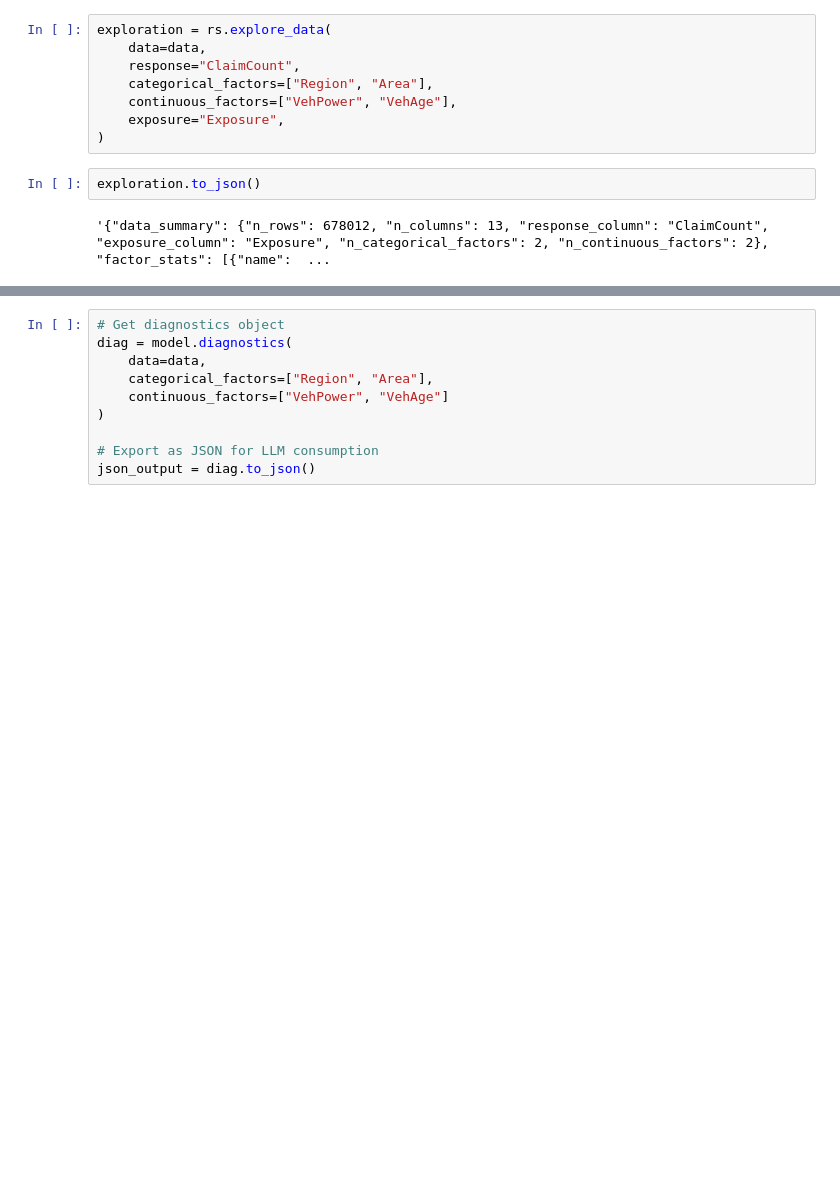
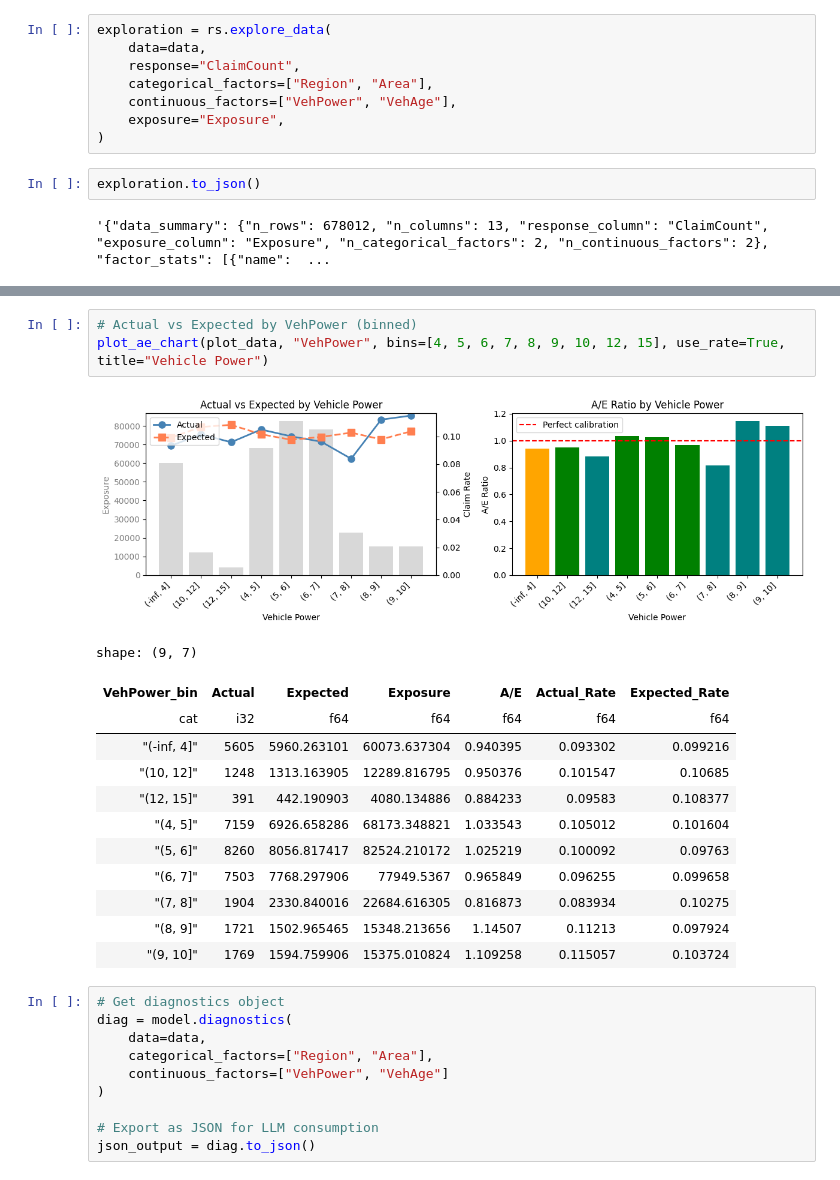
Before and after one commit to PricingFrontier/rustystats, a Jupyter notebook: examples/frequency.ipynb, the cells around one changed output, grey strips where cells are left out. Cells and saved outputs as stored; diff of their text form; blank space fills up the shorter version.

```diff
--- a/examples/frequency.ipynb
+++ b/examples/frequency.ipynb
@@ -26,3 +221,20 @@ model = rs.glm(
+# %%
+# Actual vs Expected by VehPower (binned)
+plot_ae_chart(plot_data, "VehPower", bins=[4, 5, 6, 7, 8, 9, 10, 12, 15], use_rate=True, title="Vehicle Power")
+# %% [output]
+[figure, added]
+shape: (9, 7)
+| VehPower_bin | Actual | Expected | Exposure | A/E | Actual_Rate | Expected_Rate |
+| cat | i32 | f64 | f64 | f64 | f64 | f64 |
+| "(-inf, 4]" | 5605 | 5960.263101 | 60073.637304 | 0.940395 | 0.093302 | 0.099216 |
+| "(10, 12]" | 1248 | 1313.163905 | 12289.816795 | 0.950376 | 0.101547 | 0.10685 |
+| "(12, 15]" | 391 | 442.190903 | 4080.134886 | 0.884233 | 0.09583 | 0.108377 |
+| "(4, 5]" | 7159 | 6926.658286 | 68173.348821 | 1.033543 | 0.105012 | 0.101604 |
+| "(5, 6]" | 8260 | 8056.817417 | 82524.210172 | 1.025219 | 0.100092 | 0.09763 |
+| "(6, 7]" | 7503 | 7768.297906 | 77949.5367 | 0.965849 | 0.096255 | 0.099658 |
+| "(7, 8]" | 1904 | 2330.840016 | 22684.616305 | 0.816873 | 0.083934 | 0.10275 |
+| "(8, 9]" | 1721 | 1502.965465 | 15348.213656 | 1.14507 | 0.11213 | 0.097924 |
+| "(9, 10]" | 1769 | 1594.759906 | 15375.010824 | 1.109258 | 0.115057 | 0.103724 |
 # %%
 # Get diagnostics object
 diag = model.diagnostics(
```
Also changed, not shown: parts of 21 cells of this notebook, 5 other files.
